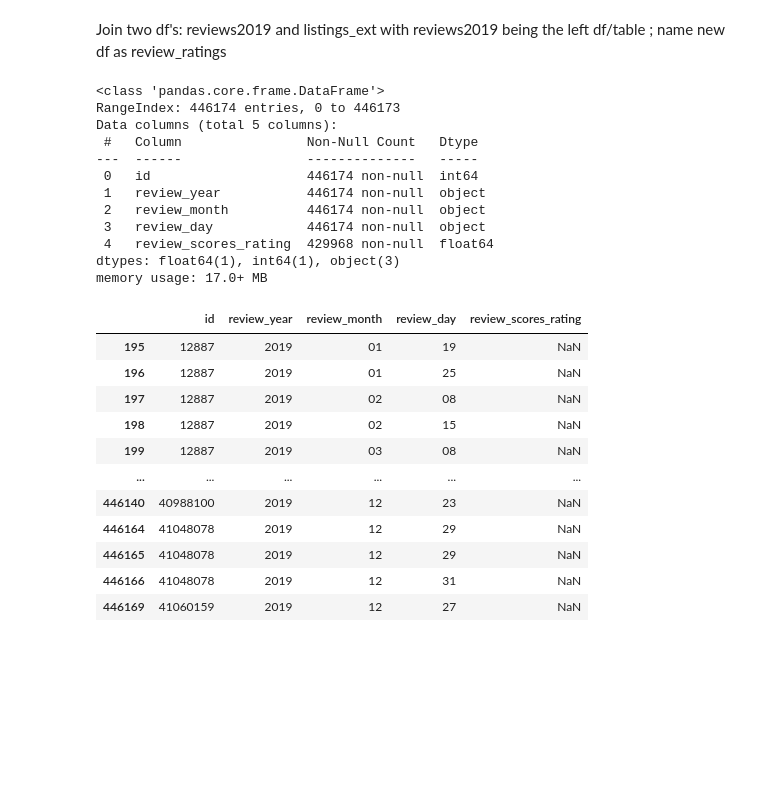
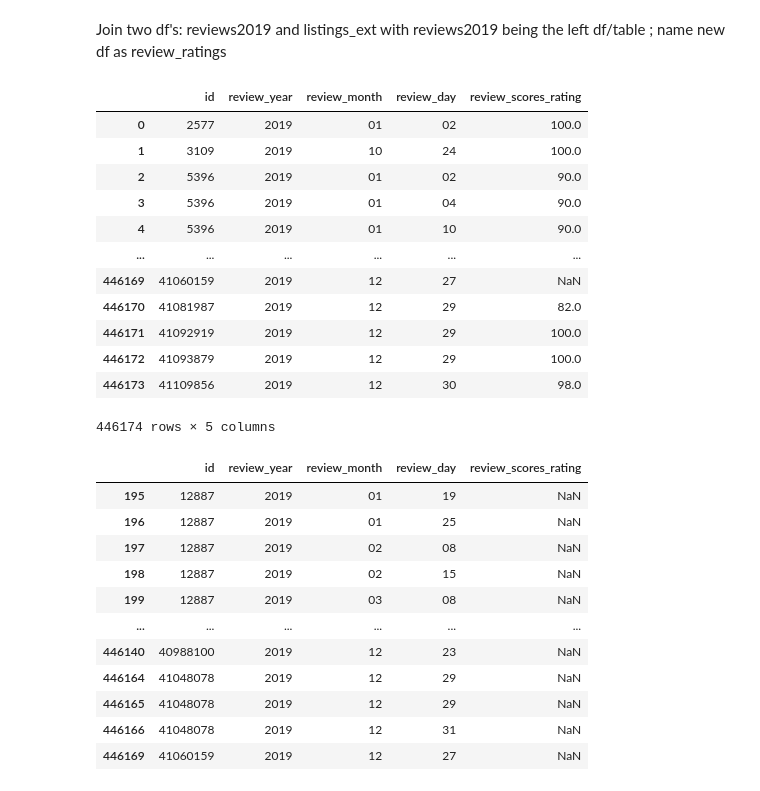
Before and after one commit to jerazo1744/JaquelinErazo-Capstone2, a Jupyter notebook: Airbnb_Capstone_Project.ipynb, the cells around one changed output. Cells and saved outputs as stored; diff of their text form; code cells hidden in the pictures; blank space fills up the shorter version.

```diff
--- a/Airbnb_Capstone_Project.ipynb
+++ b/Airbnb_Capstone_Project.ipynb
@@ -168,20 +150,22 @@ memory usage: 1.0 MB
 Join two df's: reviews2019 and listings_ext with reviews2019 being the left df/table ; name new df as review_ratings
 # %%
 review_ratings = reviews2019.join(listings_ext.set_index('id'), on='id')
-review_ratings.info()
+#review_ratings.info()
+review_ratings
 # %% [output]
+|  | id | review_year | review_month | review_day | review_scores_rating |
+| 0 | 2577 | 2019 | 01 | 02 | 100.0 |
+| 1 | 3109 | 2019 | 10 | 24 | 100.0 |
+| 2 | 5396 | 2019 | 01 | 02 | 90.0 |
+| 3 | 5396 | 2019 | 01 | 04 | 90.0 |
+| 4 | 5396 | 2019 | 01 | 10 | 90.0 |
+| ... | ... | ... | ... | ... | ... |
+| 446169 | 41060159 | 2019 | 12 | 27 | NaN |
+| 446170 | 41081987 | 2019 | 12 | 29 | 82.0 |
+| 446171 | 41092919 | 2019 | 12 | 29 | 100.0 |
+| 446172 | 41093879 | 2019 | 12 | 29 | 100.0 |
+| 446173 | 41109856 | 2019 | 12 | 30 | 98.0 |
-<class 'pandas.core.frame.DataFrame'>
-RangeIndex: 446174 entries, 0 to 446173
-Data columns (total 5 columns):
- #   Column                Non-Null Count   Dtype
----  ------                --------------   -----
- 0   id                    446174 non-null  int64
- 1   review_year           446174 non-null  object
- 2   review_month          446174 non-null  object
- 3   review_day            446174 non-null  object
- 4   review_scores_rating  429968 non-null  float64
-dtypes: float64(1), int64(1), object(3)
-memory usage: 17.0+ MB
+446174 rows × 5 columns
 # %%
 review_ratings.loc[review_ratings.review_scores_rating.isnull()]
 # %% [output]
```
Also changed, not shown: parts of 23 cells of this notebook.
